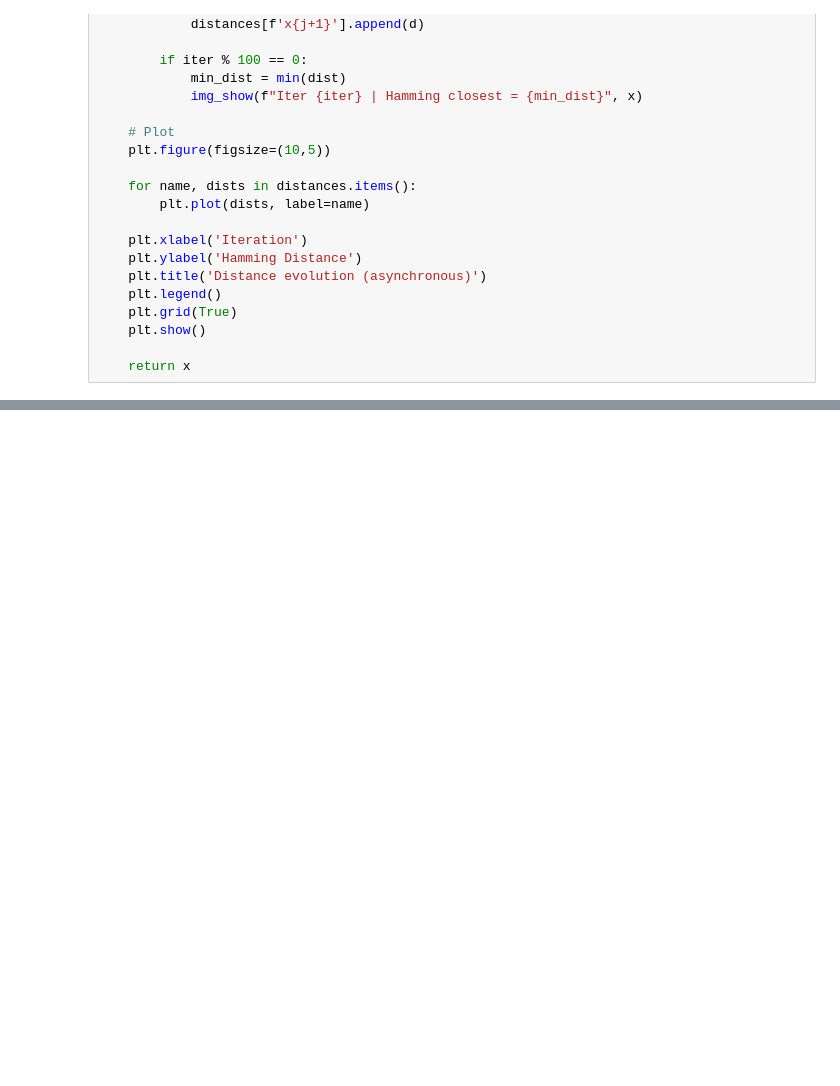
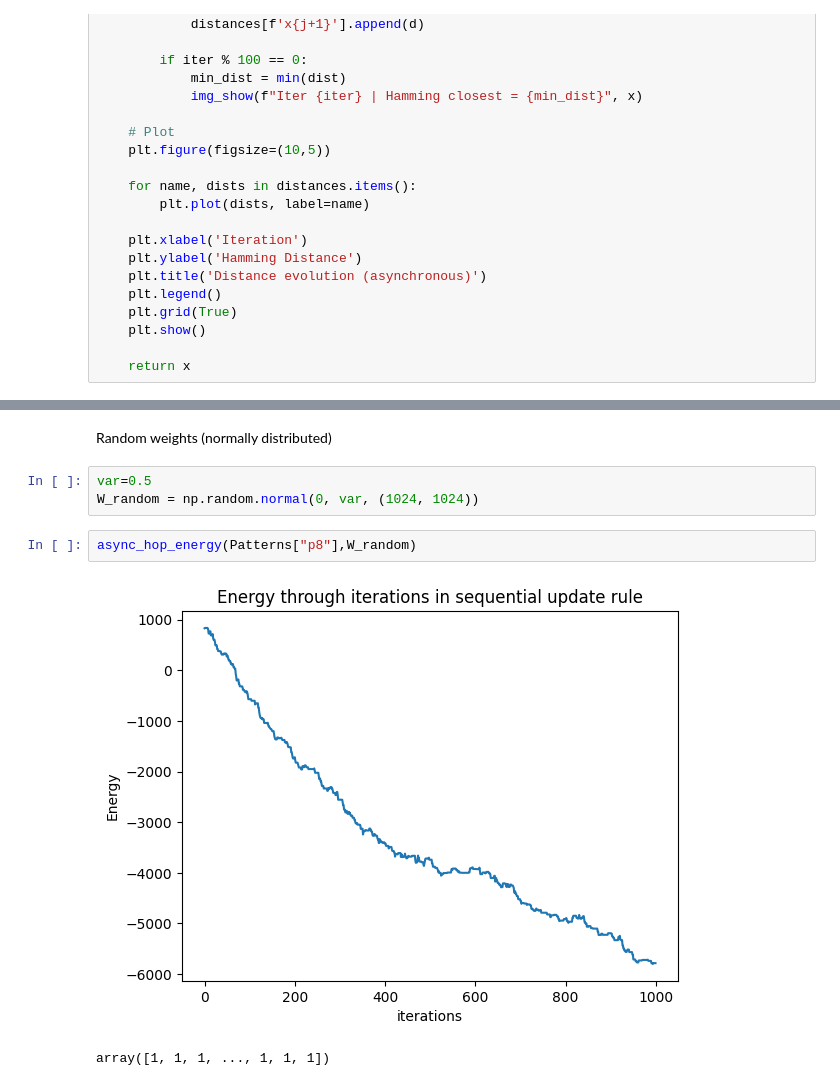
Before and after one commit to hanaeBM/Ann_Lab3, a Jupyter notebook: notebook_lab3.ipynb, the cells around one changed output, grey strips where cells are left out. Cells and saved outputs as stored; diff of their text form; blank space fills up the shorter version.

```diff
--- a/notebook_lab3.ipynb
+++ b/notebook_lab3.ipynb
@@ -388,0 +446,10 @@ New_x_pict10=async_hop(np.array(Patterns["p10"]),W_pict,X_pict,1000)
+# %% [markdown]
+Random weights (normally distributed)
+# %%
+var=0.5
+W_random = np.random.normal(0, var, (1024, 1024))
+# %%
+async_hop_energy(Patterns["p8"],W_random)
+# %% [output]
+[figure, added]
+array([1, 1, 1, ..., 1, 1, 1])
```
Also changed, not shown: parts of 8 cells of this notebook.
